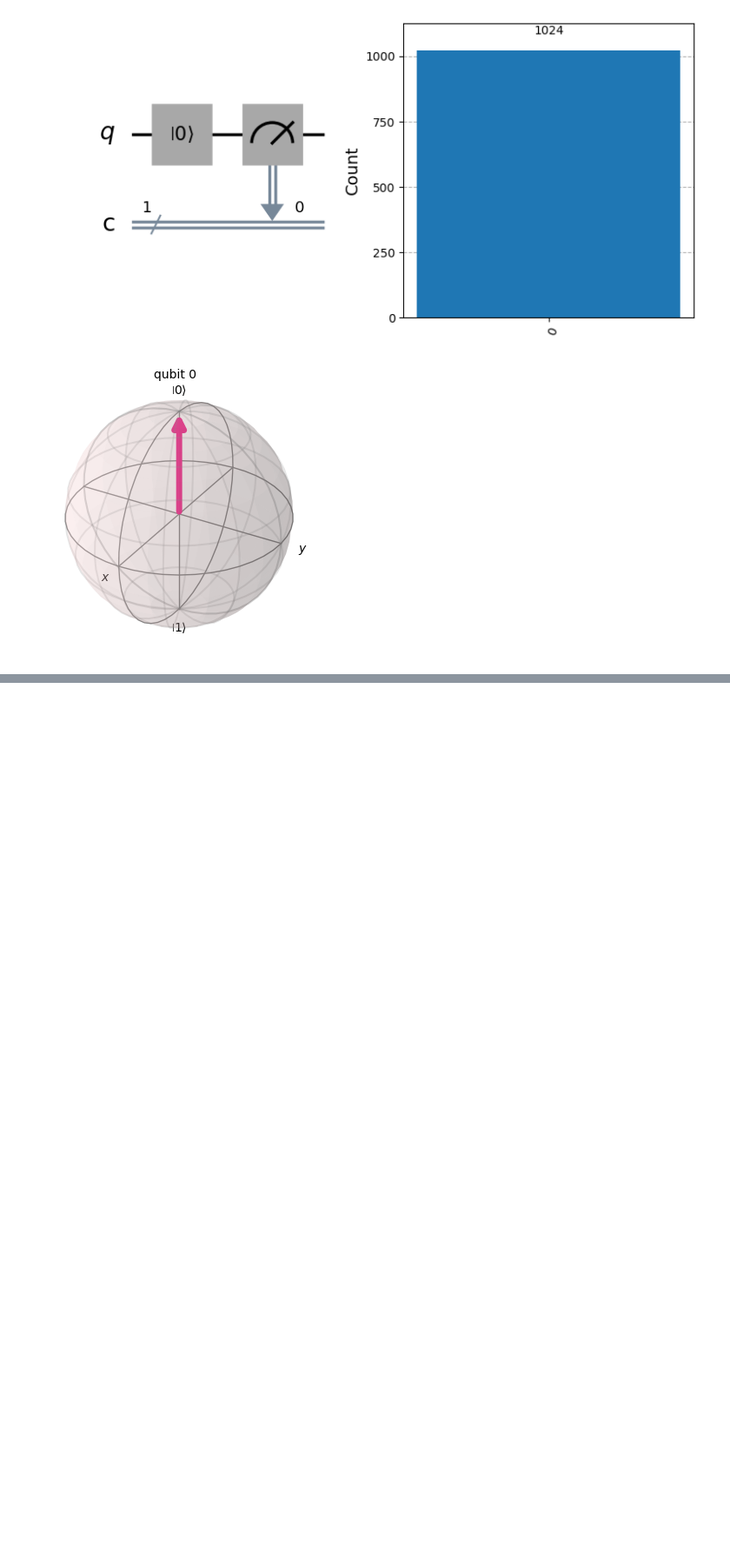
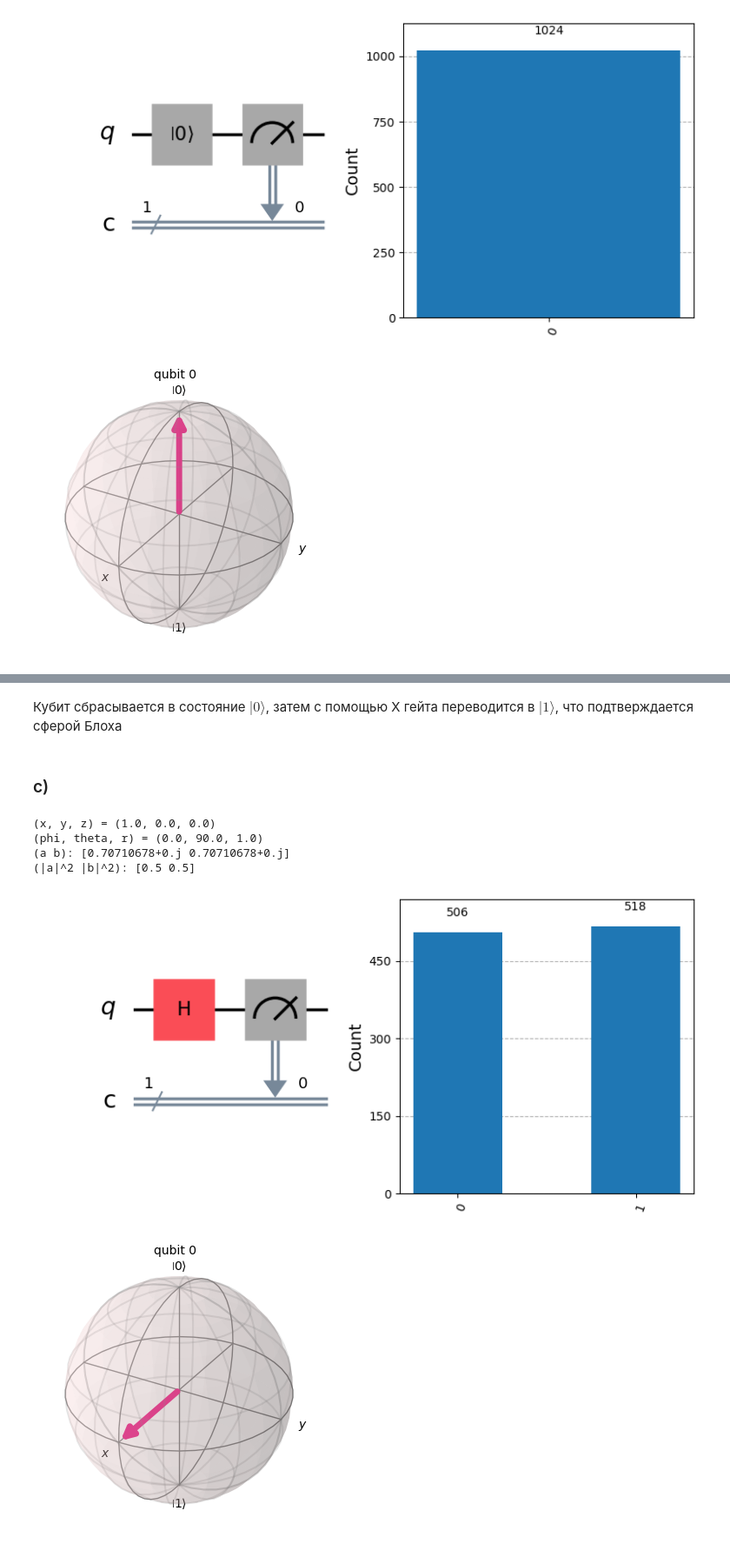
Before and after one commit to fish-from-SanDiego/qubit-labs, a Jupyter notebook: lab1.ipynb, the cells around one changed output, grey strips where cells are left out. Shown at 87% size. Cells and saved outputs as stored; diff of their text form; code cells hidden in the pictures; blank space fills up the shorter version.

```diff
--- a/lab1.ipynb
+++ b/lab1.ipynb
@@ -26,6 +28,20 @@ def draw_bloch_sphere(state):
     plt.close()
 
 
+def bloch_coords(a, b):
+    x = round(float((b.conjugate() * a + b * a.conjugate()).real), 5)
+    y = round(float((1j * (b.conjugate() * a - b * a.conjugate())).real), 5)
+    z = round(float((a * a.conjugate() - b * b.conjugate()).real), 5)
+    return x, y, z
+
+
+def cartesian_to_spherical(x, y, z):
+    r = math.sqrt(x ** 2 + y ** 2 + z ** 2)
+    theta = math.degrees(math.atan2(math.sqrt(x ** 2 + y ** 2), z))
+    phi = math.degrees(math.atan2(y, x) if r != 0 else 0)
+    return phi, theta, r
+
+
 def draw_circuit(circuit):
     plt.close()
     circuit.draw('mpl')
@@ -228,0 +273,32 @@ plot_bloch_multivector(state)
+# %% [markdown]
+Кубит сбрасывается в состояние $|0\rangle$, затем с помощью X гейта переводится в $|1\rangle$, что подтверждается сферой Блоха
+# %% [markdown]
+### c)
+# %%
+q_reg = QuantumRegister(1, 'q')
+c_reg = ClassicalRegister(1, 'c')
+circuit = QuantumCircuit(q_reg, c_reg)
+plt.close()
+circuit.h(q_reg[0])
+state = Statevector.from_instruction(circuit)
+circuit.measure(q_reg[0], c_reg[0])
+xyz = bloch_coords(state[0], state[1])
+print("(x, y, z) =", xyz)
+print("(phi, theta, r) =", cartesian_to_spherical(*xyz))
+print("(a b):", state.data)
+print("(|a|^2 |b|^2):", state.probabilities())
+_, axs = plt.subplots(1, 2, figsize=figsize(8, 4))
+
+circuit.draw(ax=axs[0], output='mpl')
+run_with_plot(circuit, figsize=(5, 5), should_show_close=False, ax=axs[1])
+
+plt.tight_layout()
+plt.show()
+plot_bloch_multivector(state)
+# %% [output]
+(x, y, z) = (1.0, 0.0, 0.0)
+(phi, theta, r) = (0.0, 90.0, 1.0)
+(a b): [0.70710678+0.j 0.70710678+0.j]
+(|a|^2 |b|^2): [0.5 0.5]
+[figure, added]
+[figure, added]
```
Also changed, not shown: parts of 47 cells of this notebook, 1 other file.
